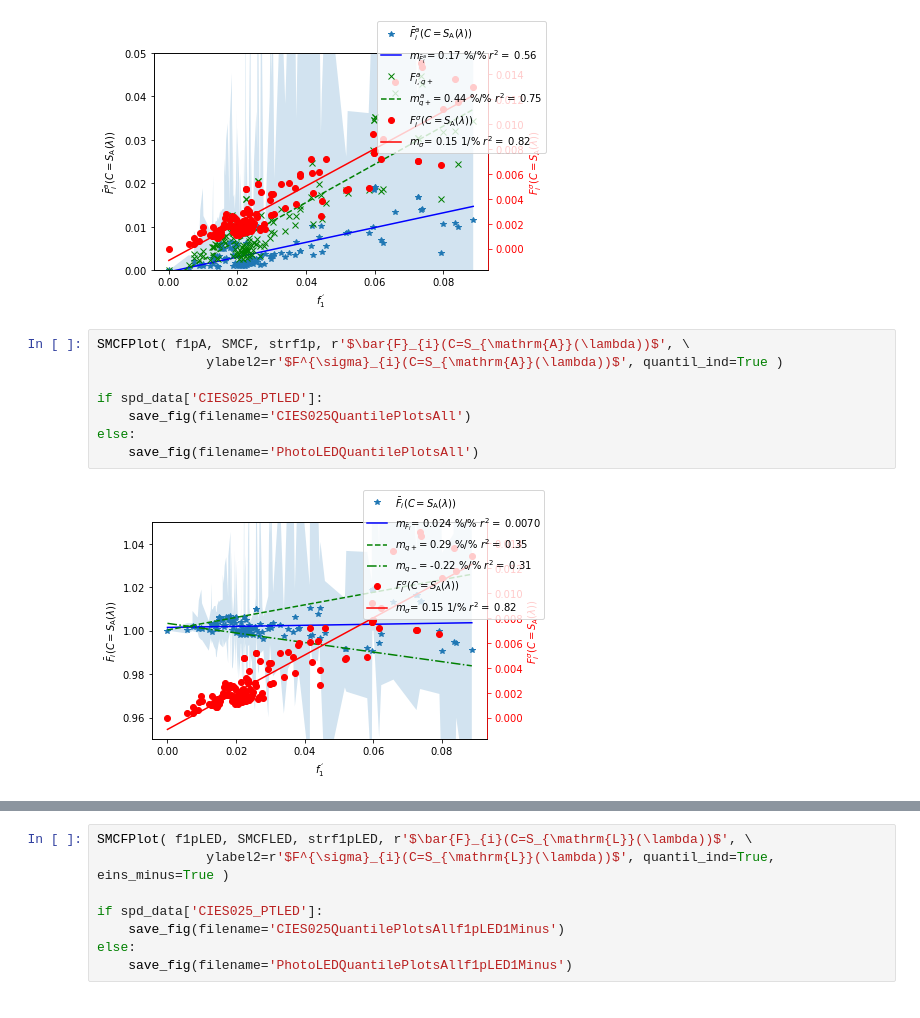
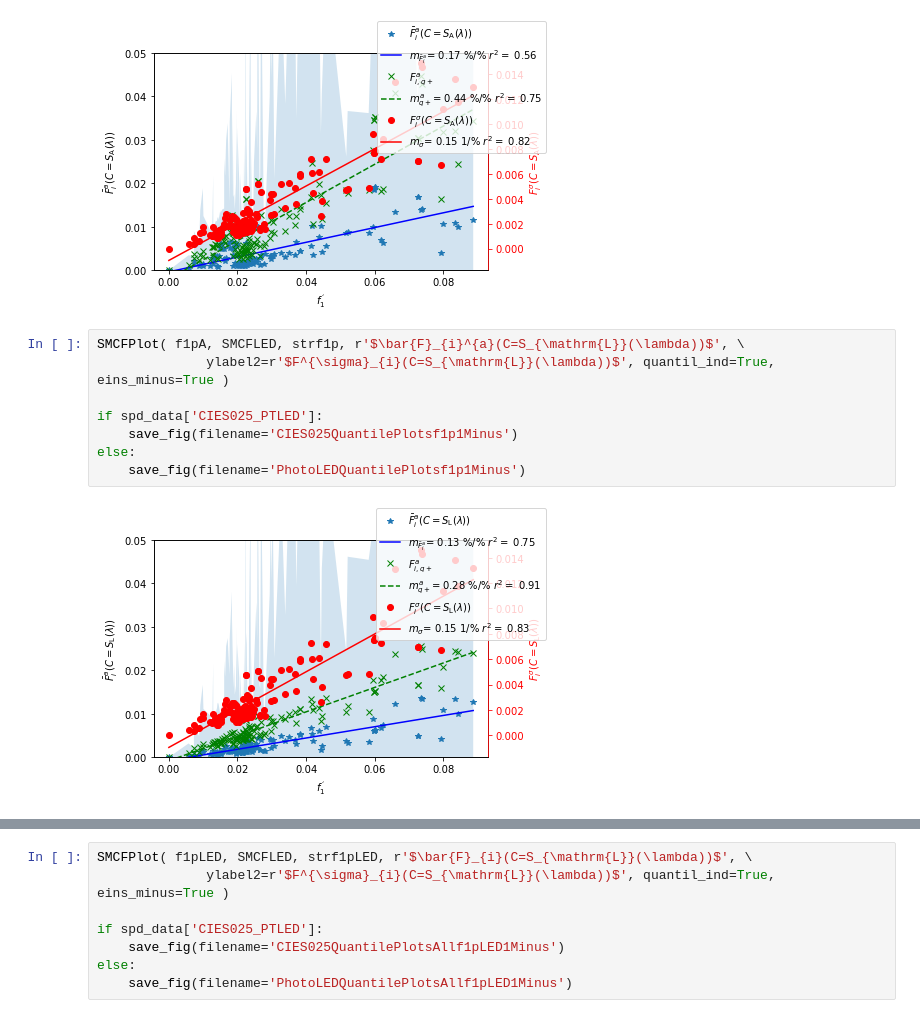
Before and after one commit to empir19nrm02/empir19nrm02, a Jupyter notebook: empir19nrm02/Jupyter/f1PrimeDetectorMet.ipynb, the cells around one changed output, grey strips where cells are left out. Drawn from its saved outputs; the diff is of its cells as text.

```diff
--- a/empir19nrm02/Jupyter/f1PrimeDetectorMet.ipynb
+++ b/empir19nrm02/Jupyter/f1PrimeDetectorMet.ipynb
@@ -672,13 +731,13 @@ else:
 # %% [output]
 [figure]
 # %%
-SMCFPlot( f1pA, SMCF, strf1p, r'$\bar{F}_{i}(C=S_{\mathrm{A}}(\lambda))$', \
-              ylabel2=r'$F^{\sigma}_{i}(C=S_{\mathrm{A}}(\lambda))$', quantil_ind=True )
+SMCFPlot( f1pA, SMCFLED, strf1p, r'$\bar{F}_{i}^{a}(C=S_{\mathrm{L}}(\lambda))$', \
+              ylabel2=r'$F^{\sigma}_{i}(C=S_{\mathrm{L}}(\lambda))$', quantil_ind=True, eins_minus=True )
 
 if spd_data['CIES025_PTLED']:
-    save_fig(filename='CIES025QuantilePlotsAll')
+    save_fig(filename='CIES025QuantilePlotsf1p1Minus')
 else:
-    save_fig(filename='PhotoLEDQuantilePlotsAll')
+    save_fig(filename='PhotoLEDQuantilePlotsf1p1Minus')
 # %% [output]
-[figure, old version]
+[figure, new version]
 # %%
```
Also changed, not shown: parts of 45 cells of this notebook, 1 other file.
